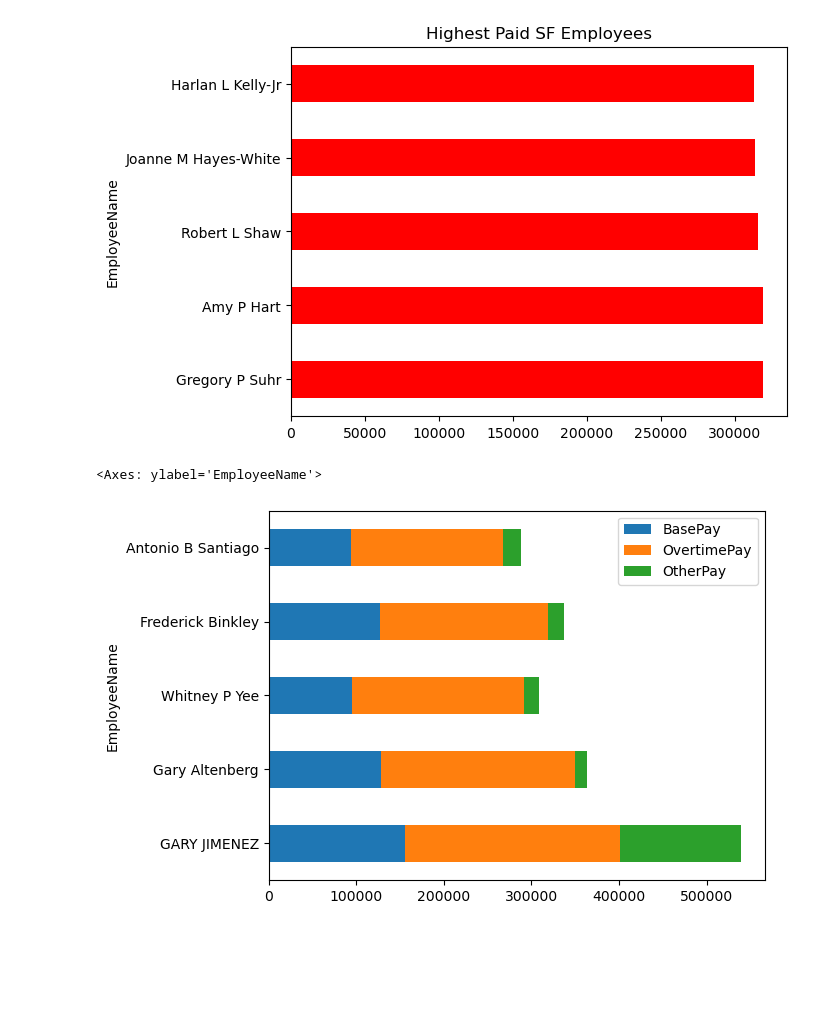
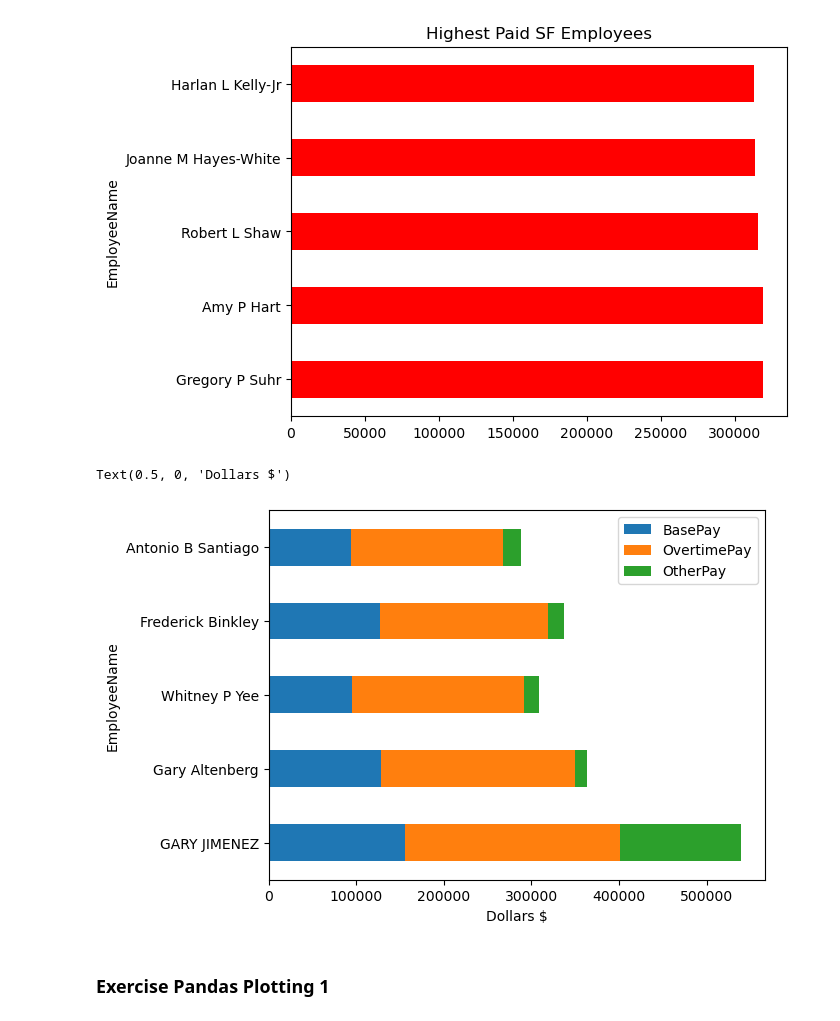
Before and after one commit to gurnamsingh11/data_visualization, a Jupyter notebook: 02_Pandas_Plotting.ipynb, the cells around one changed output. Drawn from its saved outputs; the diff is of its cells as text; code cells hidden in the pictures; blank space fills up the shorter version.

Commit message:
pandas new

```diff
--- a/02_Pandas_Plotting.ipynb
+++ b/02_Pandas_Plotting.ipynb
@@ -174,6 +174,9 @@ df["BasePay"].sort_values(ascending=False).head(5).plot.barh(color="red", title=
 [figure]
 # %%
 df.sort_values("OvertimePay", ascending=False).head().plot(kind="barh", stacked=True)
+plt.xlabel("Dollars $")
 # %% [output]
-<Axes: ylabel='EmployeeName'>
+Text(0.5, 0, 'Dollars $')
-[figure, old version]
+[figure, new version]
+# %% [markdown]
+### Exercise Pandas Plotting 1
```
Also changed, not shown: parts of 7 cells of this notebook.
